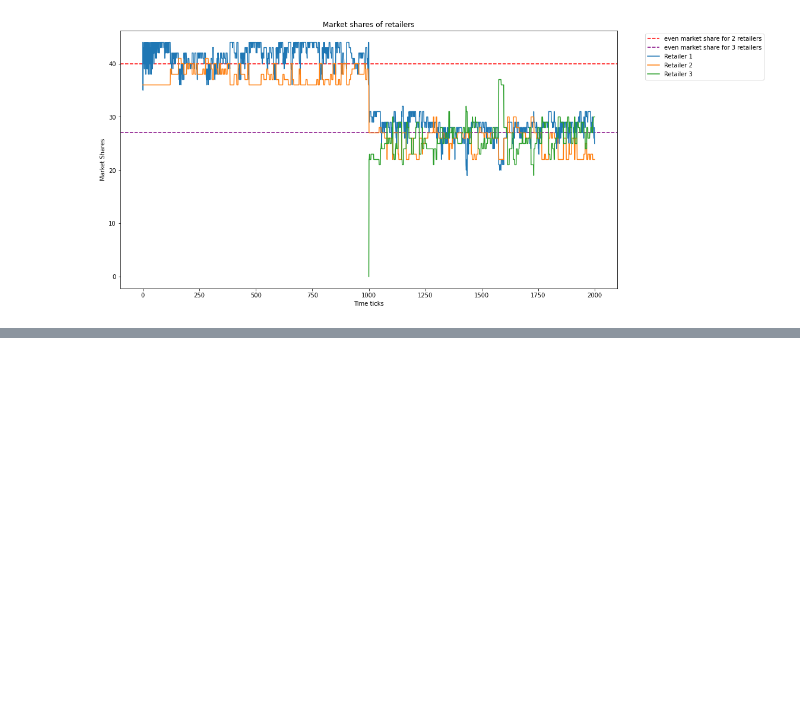
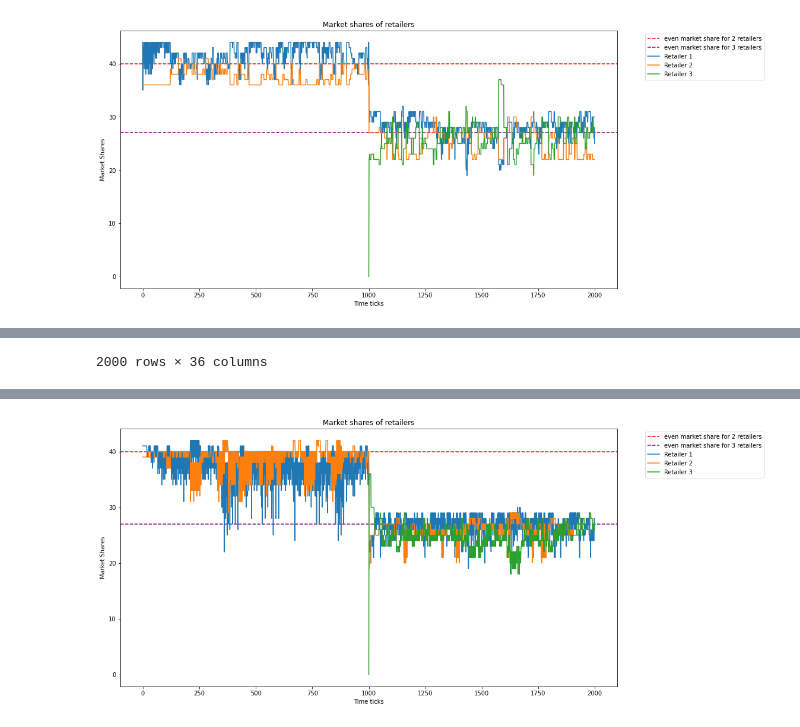
Before and after one commit to AustinCheang/ABM_Netlogo, a Jupyter notebook: perturbation_analysis.ipynb, the cells around one changed output, grey strips where cells are left out. Saved outputs shown, nothing was run; the diff lists cells and outputs as text; code cells hidden in the pictures; blank space fills up the shorter version.

```diff
--- a/perturbation_analysis.ipynb
+++ b/perturbation_analysis.ipynb
@@ -61,0 +111,3 @@ plot_market_share_trend()
+# %%
+plot_market_share_trend('perturbation_2')
+# %% [output]
@@ -61,0 +126 @@ plot_market_share_trend()
+2000 rows × 36 columns
@@ -61,0 +138 @@ plot_market_share_trend()
+[figure, added]
```
Also changed, not shown: parts of 5 cells of this notebook, 5 other files.
